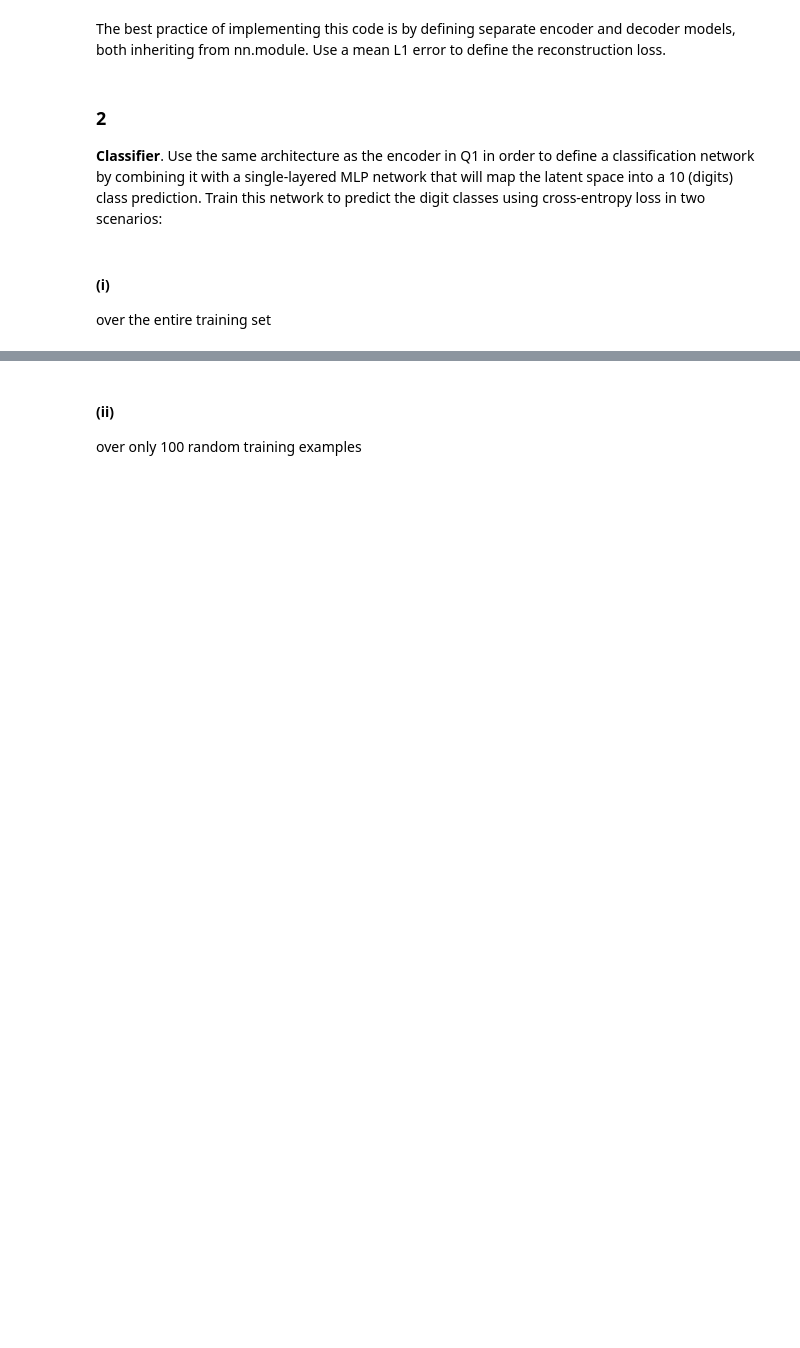
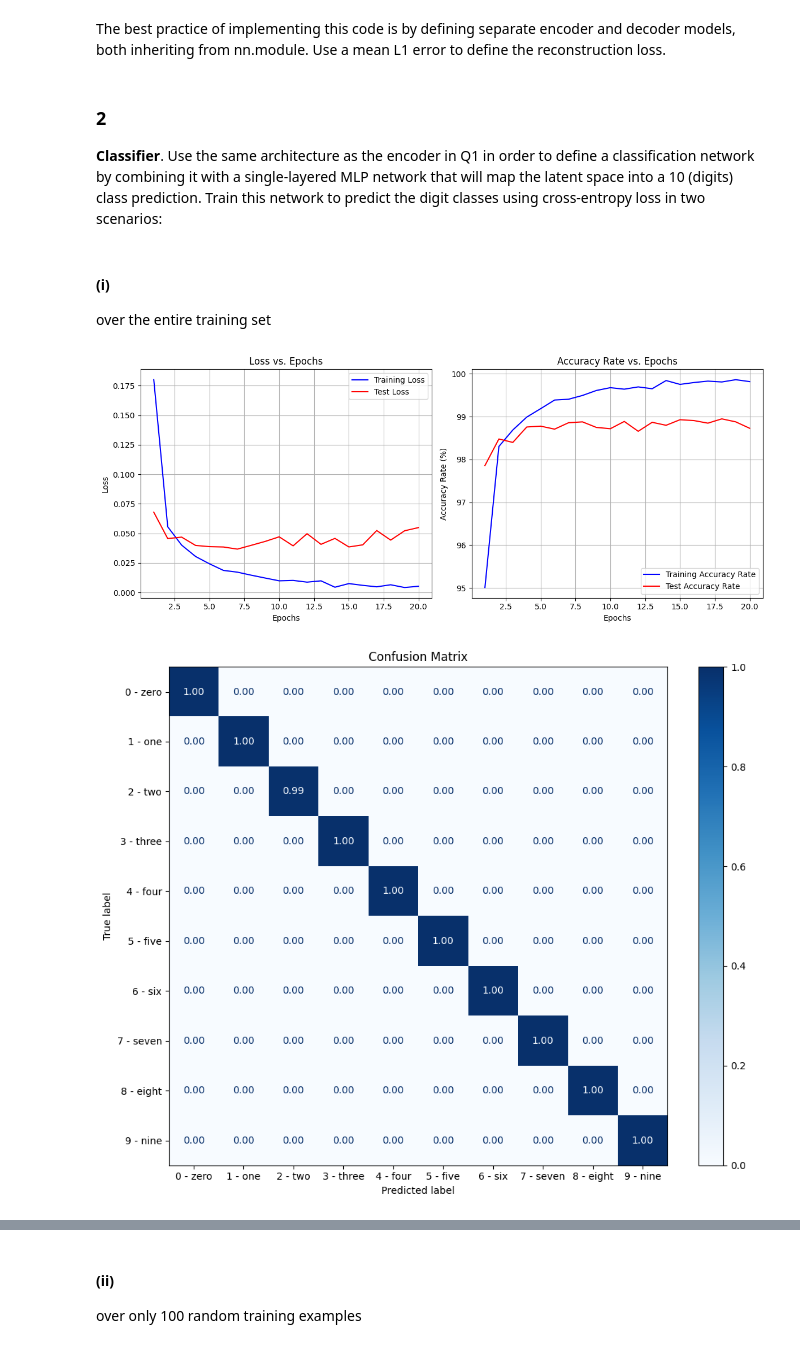
Before and after one commit to NathanP23/Introduction-to-Deep-Learning-67822, a Jupyter notebook: Ex2/Ex2Sol.ipynb, the cells around one changed output, grey strips where cells are left out. Cells and saved outputs as stored; diff of their text form; code cells hidden in the pictures; blank space fills up the shorter version.

```diff
--- a/Ex2/Ex2Sol.ipynb
+++ b/Ex2/Ex2Sol.ipynb
@@ -13,3 +15,21 @@ For every section that includes training, paste the code of the training loop at
+# %%
+# Sagie's imports:
+import torch.nn as nn
+import torch.optim as optim
+from torch.utils.data import DataLoader, Subset
+import os
+import random
+
+# Nathan's imports:
+from mnistlib.data import *
+from mnistlib.models import *
+from mnistlib.train import *
+from mnistlib.train import *
+from mnistlib.viz import *
+
+# Create directories for saving models
+models_root_dir = './models'
+os.makedirs(models_root_dir, exist_ok=True)
 # %% [markdown]
 ### 1
 **Autoencoder**. Define a convolutional autoencoder to encode (and decode) the images through a small dimensional latent space.
@@ -203,3 +358,31 @@ The best practice of implementing this code is by defining separate encoder and
 # %% [markdown]
 #### (i)
 over the entire training set
+# %%
+torch.manual_seed(42)
+torch.cuda.manual_seed(42)
+latent_dim = 16
+channels_count = 16
+num_epochs = 20
+learning_rate = 1e-3
+
+model = MLPClassifier(channels_count, latent_dim)
+criterion = nn.CrossEntropyLoss()
+optimizer = optim.Adam(model.parameters(), lr=learning_rate)
+train_loader, test_loader = get_mnist_loaders(batch_size=64)
+trained_model, train_losses, train_accuracies, test_losses, test_accuracies = train_MLP_model(
+    model,
+    train_loader,
+    test_loader,
+    criterion,
+    optimizer,
+    num_epochs
+  )
+
+torch.save(model.state_dict(), os.path.join(models_root_dir, 'Ex2_Q2_I_latentclassifier.pt'))
+
+plot_training_curves(train_losses, test_losses, train_accuracies, test_accuracies)
+plot_sklearn_confusion_matrix(model, train_loader, normalize='true', class_names=train_loader.dataset.classes)
+# %% [output]
+[figure, added]
+[figure, added]
```
Also changed, not shown: parts of 47 cells of this notebook, 9 other files.
